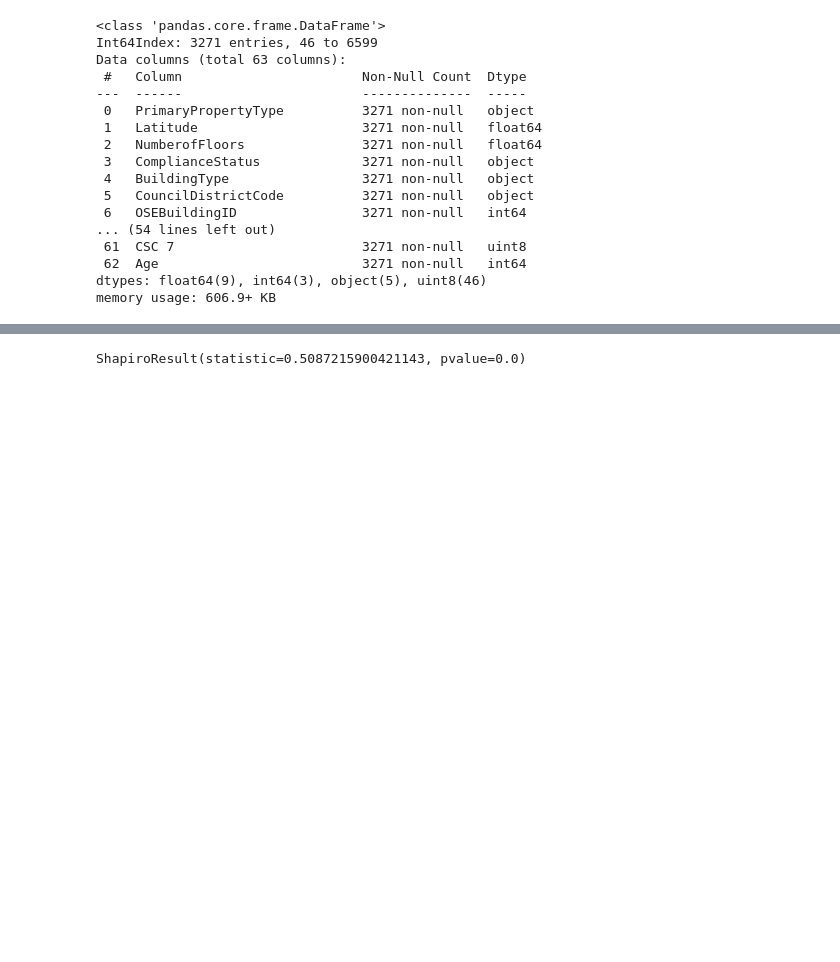
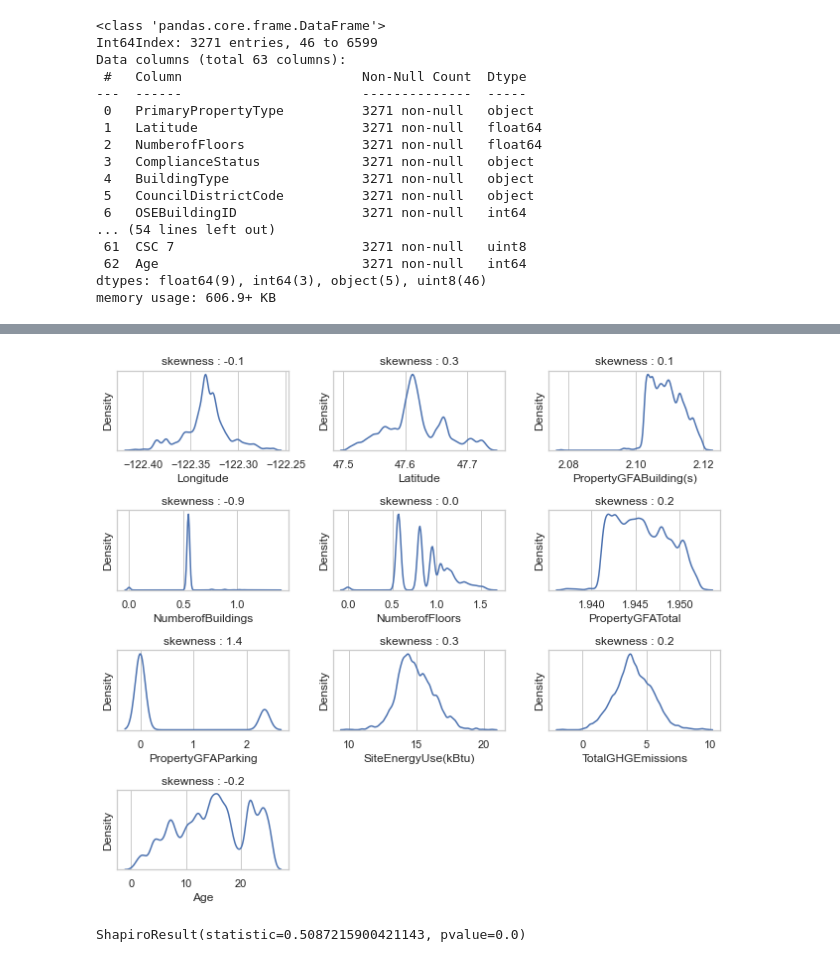
Before and after one commit to ThomasFavrel/OC-P4, a Jupyter notebook: p4.ipynb, the cells around one changed output, grey strips where cells are left out. Saved outputs shown, nothing was run; the diff lists cells and outputs as text; code cells hidden in the pictures; blank space fills up the shorter version.

```diff
--- a/p4.ipynb
+++ b/p4.ipynb
@@ -1273,5 +1300,11 @@ initiale : 18.70173679873612
+# %%
+df_selected_nonRes = df_selected.loc[(df_selected['BuildingType'] != 'Multifamily LR (1-4)')
+                & (df_selected['BuildingType'] != 'Multifamily MR (5-9)')
+                & (df_selected['BuildingType'] != 'Multifamily HR (10+)')]
 # %%
 df_final = df_selected.copy()
+# %%
+df_final_nonRes = df_selected_nonRes.copy()
 # %%
 df_selected.to_csv('df.csv', index=False)
 # %%
@@ -1299,6 +1333,18 @@ df_final['PropertyGFAParking'] = boxcox(df_final['PropertyGFAParking'] + 1, lmbd
 # %%
 df_final['TotalGHGEmissions'] = np.log1p(df_final['TotalGHGEmissions'])
 df_final['SiteEnergyUse(kBtu)'] = np.log1p(df_final['SiteEnergyUse(kBtu)'])
+# %%
+df_final_nonRes['NumberofBuildings'] = boxcox(df_final_nonRes['NumberofBuildings'] + 1, lmbda=None)[0]
+df_final_nonRes['PropertyGFABuilding(s)'] = boxcox(df_final_nonRes['PropertyGFABuilding(s)'] + 1, lmbda=None)[0]
+df_final_nonRes['NumberofFloors'] = boxcox(df_final_nonRes['NumberofFloors'] + 1, lmbda=None)[0]
+df_final_nonRes['PropertyGFATotal'] = boxcox(df_final_nonRes['PropertyGFATotal'] + 1, lmbda=None)[0]
+df_final_nonRes['PropertyGFAParking'] = boxcox(df_final_nonRes['PropertyGFAParking'] + 1, lmbda=None)[0]
+df_final_nonRes['Age'] = boxcox(df_final_nonRes['Age'] + 1, lmbda=None)[0]
+# df_final['TotalGHGEmissions'] = boxcox(df_final['TotalGHGEmissions'] + 1, lmbda=None)[0]
+# df_final['SiteEnergyUse(kBtu)'] = boxcox(df_final['SiteEnergyUse(kBtu)'] + 1, lmbda=None)[0]
+# %%
+df_final_nonRes['TotalGHGEmissions'] = np.log1p(df_final_nonRes['TotalGHGEmissions'])
+df_final_nonRes['SiteEnergyUse(kBtu)'] = np.log1p(df_final_nonRes['SiteEnergyUse(kBtu)'])
 # %%
 df_final.info()
 # %% [output]
@@ -1326,3 +1372,7 @@ densite(df_final[num_var])
+# %%
+densite(df_final_nonRes[num_var])
+# %% [output]
+[figure, added]
 # %%
 shapiro(df.loc[df['NumberofFloors'].notnull(), 'NumberofFloors'])
 # %% [output]
```
Also changed, not shown: parts of 48 cells of this notebook, 2 other files.
